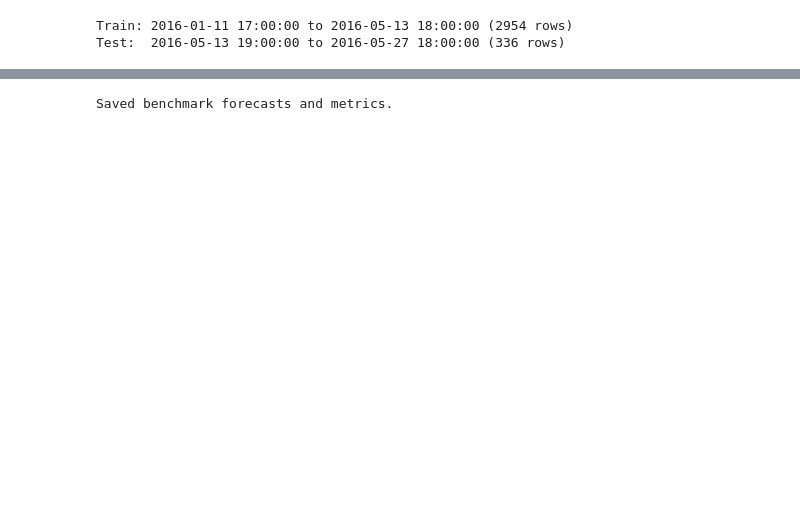
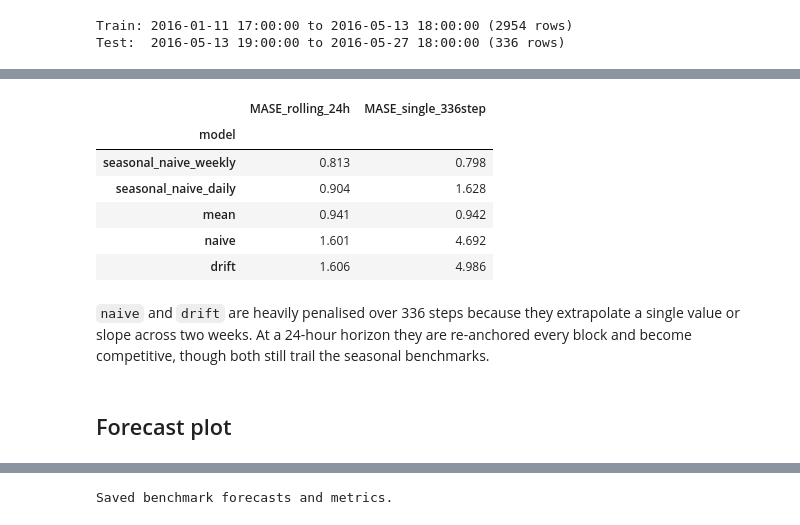
Before and after one commit to adeel-nawaz/appliance-energy-forecasting, a Jupyter notebook: notebooks/03_benchmark_models.ipynb, the cells around one changed output, grey strips where cells are left out. Drawn from its saved outputs; the diff is of its cells as text; code cells hidden in the pictures; blank space fills up the shorter version.

```diff
--- a/notebooks/03_benchmark_models.ipynb
+++ b/notebooks/03_benchmark_models.ipynb
@@ -76,3 +76,33 @@ Strongest benchmark: seasonal_naive_weekly (MASE=0.798)
+# %%
+single_shot = {
+    "mean": benchmarks.mean_forecast(train, len(test), test.index),
+    "naive": benchmarks.naive_forecast(train, len(test), test.index),
+    "seasonal_naive_daily": benchmarks.seasonal_naive_forecast(
+        train, len(test), test.index, seasonality=config.DAILY_PERIOD),
+    "seasonal_naive_weekly": benchmarks.seasonal_naive_forecast(
+        train, len(test), test.index, seasonality=config.WEEKLY_PERIOD),
+    "drift": benchmarks.drift_forecast(train, len(test), test.index),
+}
+
+single_results = evaluation.evaluate_all(single_shot, test, train, seasonality=config.DAILY_PERIOD)
+
+comparison = (
+    results_df.set_index("model")[["MASE"]].rename(columns={"MASE": "MASE_rolling_24h"})
+    .join(single_results.set_index("model")[["MASE"]].rename(columns={"MASE": "MASE_single_336step"}))
+)
+comparison.round(3)
+# %% [output]
+|  | MASE_rolling_24h | MASE_single_336step |
+| model |  |  |
+| seasonal_naive_weekly | 0.813 | 0.798 |
+| seasonal_naive_daily | 0.904 | 1.628 |
+| mean | 0.941 | 0.942 |
+| naive | 1.601 | 4.692 |
+| drift | 1.606 | 4.986 |
+# %% [markdown]
+`naive` and `drift` are heavily penalised over 336 steps because they extrapolate a single value or slope across two weeks. At a 24-hour horizon they are re-anchored every block and become competitive, though both still trail the seasonal benchmarks.
+# %% [markdown]
+## Forecast plot
 # %%
 forecast_df = pd.DataFrame({"actual": test})
 for name, pred in forecasts.items():
```
Also changed, not shown: parts of 15 cells of this notebook, 27 other files.
